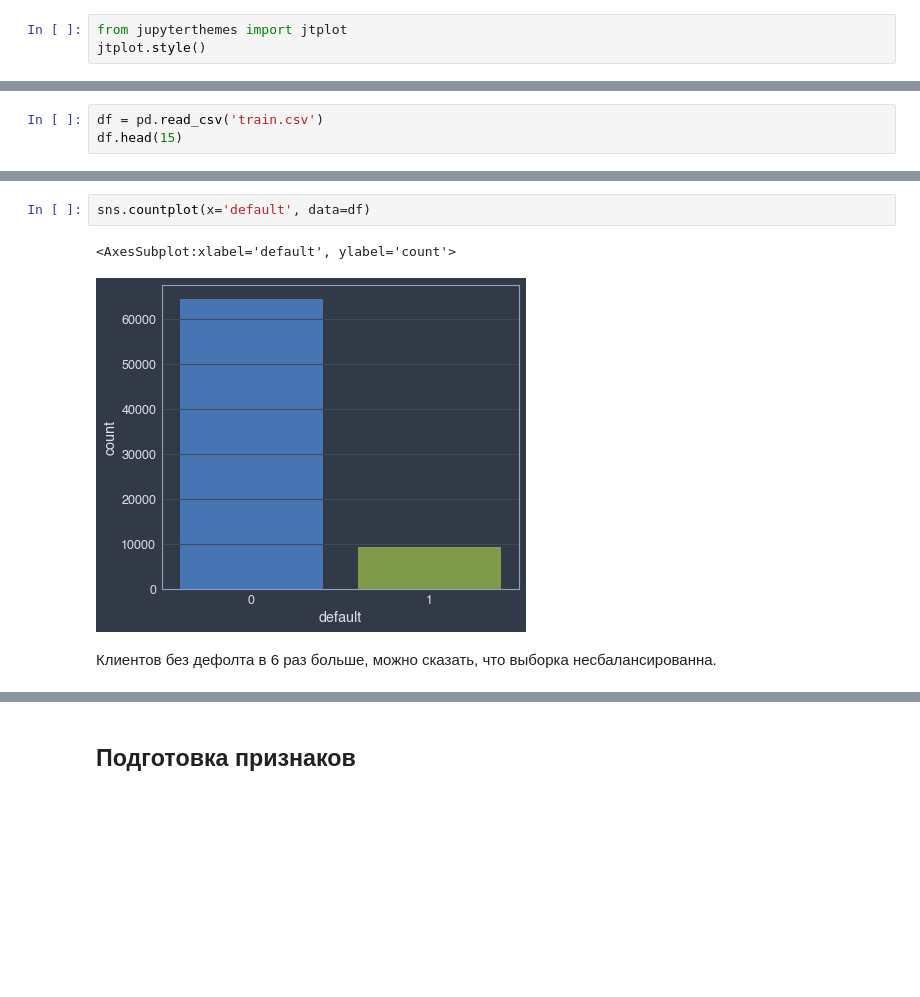
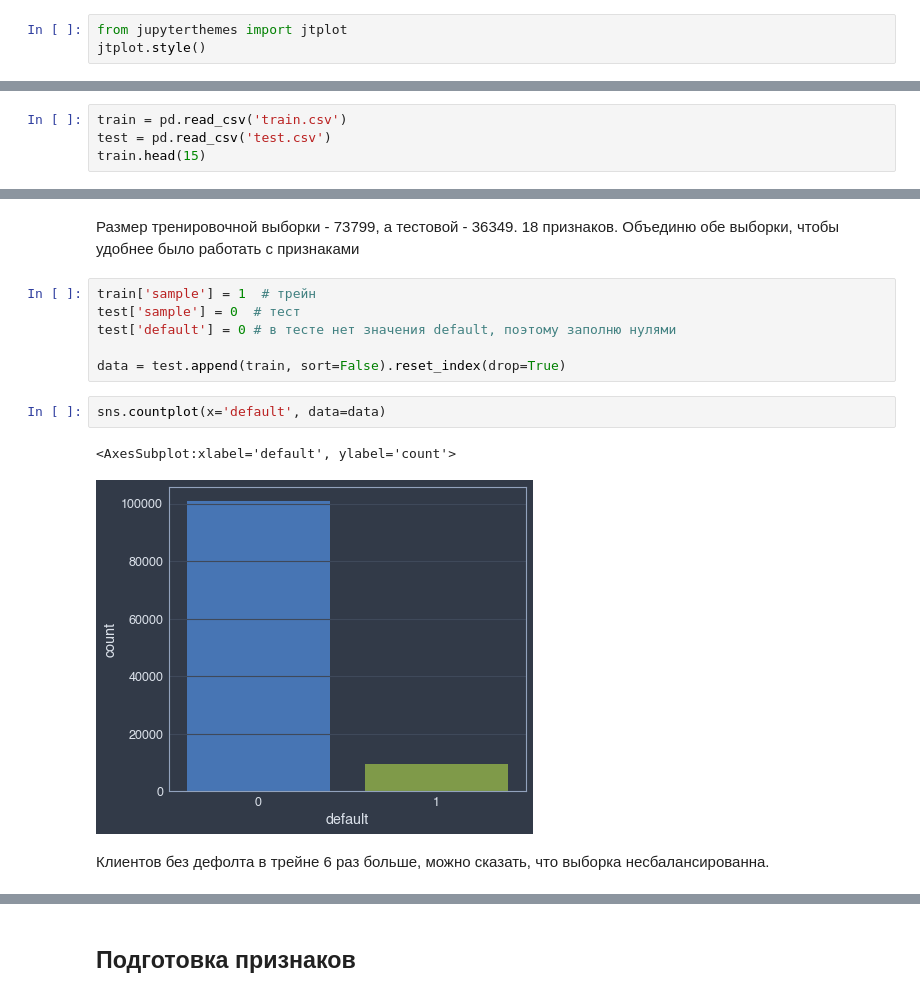
Before and after one commit to ElenaSrbq/SkillFactory-projects, a Jupyter notebook: module_5/Project_5.ipynb, the cells around one changed output, grey strips where cells are left out. Saved outputs shown, nothing was run; the diff lists cells and outputs as text; blank space fills up the shorter version.

```diff
--- a/module_5/Project_5.ipynb
+++ b/module_5/Project_5.ipynb
@@ -35,4 +51,5 @@ def get_boxplot(column):
 # %%
-df = pd.read_csv('train.csv')
-df.head(15)
+train = pd.read_csv('train.csv')
+test = pd.read_csv('test.csv')
+train.head(15)
 # %% [output]
@@ -55,8 +112,16 @@ df.head(15)
+# %% [markdown]
+Размер тренировочной выборки - 73799, а тестовой - 36349. 18 признаков. Объединю обе выборки, чтобы удобнее было работать с признаками
+# %%
+train['sample'] = 1  # трейн
+test['sample'] = 0  # тест
+test['default'] = 0 # в тесте нет значения default, поэтому заполню нулями
+
+data = test.append(train, sort=False).reset_index(drop=True)
 # %%
-sns.countplot(x='default', data=df)
+sns.countplot(x='default', data=data)
 # %% [output]
 <AxesSubplot:xlabel='default', ylabel='count'>
-[figure, old version]
+[figure, new version]
 # %% [markdown]
-Клиентов без дефолта в 6 раз больше, можно сказать, что выборка несбалансированна.
+Клиентов без дефолта в трейне 6 раз больше, можно сказать, что выборка несбалансированна.
 # %%
```
Also changed, not shown: parts of 77 cells of this notebook, 3 other files.
